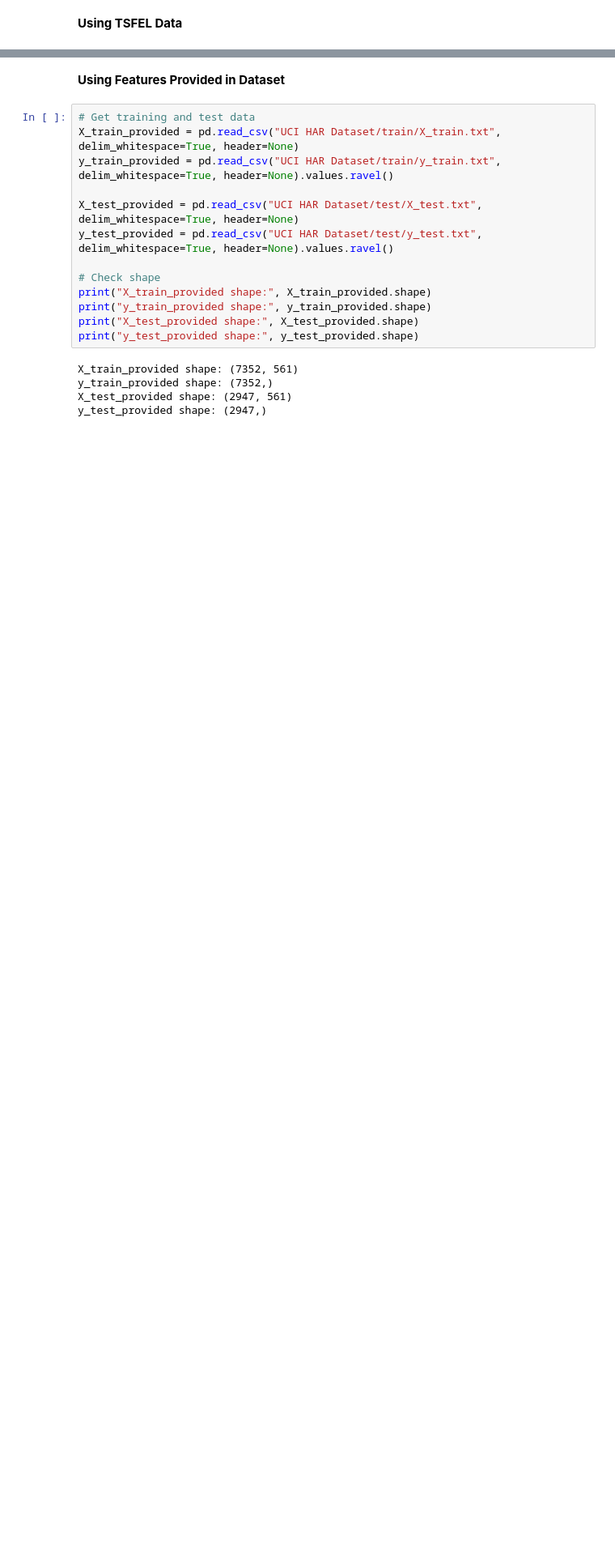
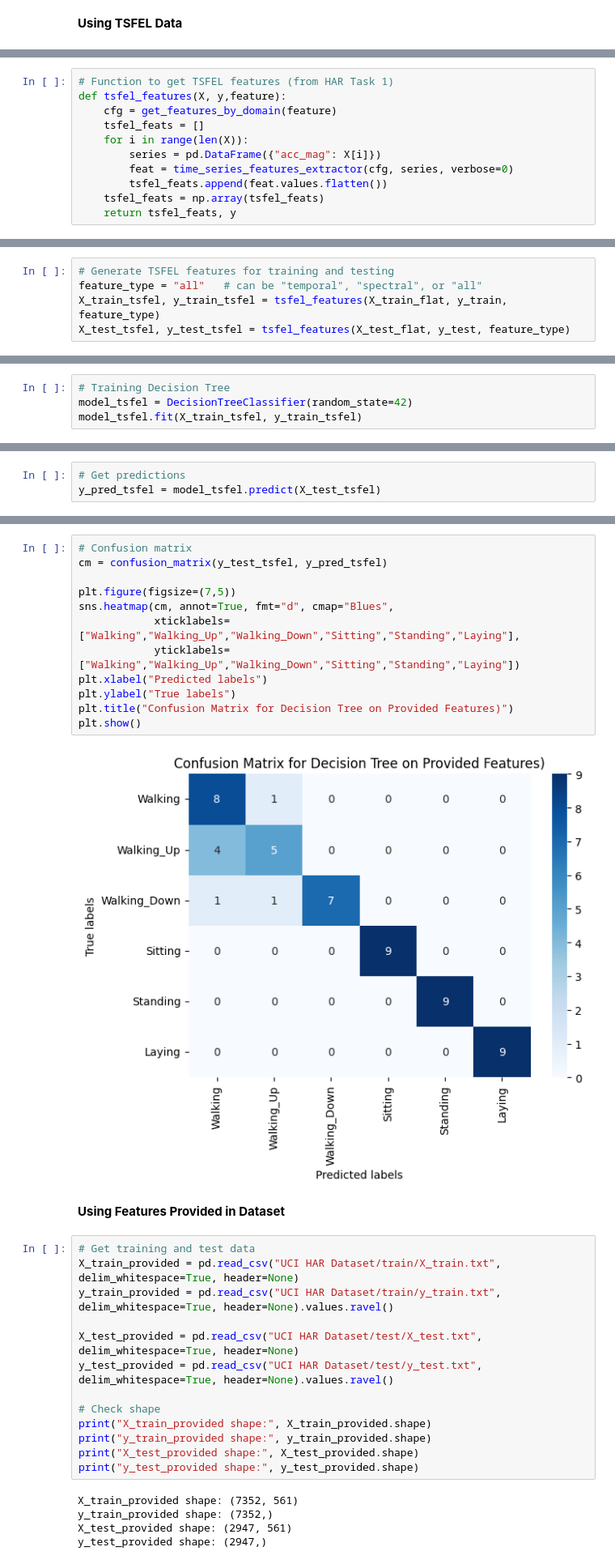
Before and after one commit to Tanushka-Sonde/ES335-assignment-1, a Jupyter notebook: HAR/DecisionTreesForHAR.ipynb, the cells around one changed output, grey strips where cells are left out. Shown: that part at 81% size. Cells and saved outputs as stored; diff of their text form; blank space fills up the shorter version.

Commit message:
Task 2: trained decision tree for tsfel features

```diff
--- a/HAR/DecisionTreesForHAR.ipynb
+++ b/HAR/DecisionTreesForHAR.ipynb
@@ -80,0 +104,11 @@ plt.show()
+# %%
+# Function to get TSFEL features (from HAR Task 1)
+def tsfel_features(X, y,feature):
+    cfg = get_features_by_domain(feature)
+    tsfel_feats = []
+    for i in range(len(X)):
+        series = pd.DataFrame({"acc_mag": X[i]})
+        feat = time_series_features_extractor(cfg, series, verbose=0)
+        tsfel_feats.append(feat.values.flatten())
+    tsfel_feats = np.array(tsfel_feats)
+    return tsfel_feats, y
@@ -80,0 +118,5 @@ plt.show()
+# %%
+# Generate TSFEL features for training and testing
+feature_type = "all"   # can be "temporal", "spectral", or "all"
+X_train_tsfel, y_train_tsfel = tsfel_features(X_train_flat, y_train, feature_type)
+X_test_tsfel, y_test_tsfel = tsfel_features(X_test_flat, y_test, feature_type)
@@ -80,0 +133,4 @@ plt.show()
+# %%
+# Training Decision Tree
+model_tsfel = DecisionTreeClassifier(random_state=42)
+model_tsfel.fit(X_train_tsfel, y_train_tsfel)
@@ -80,0 +139,3 @@ plt.show()
+# %%
+# Get predictions
+y_pred_tsfel = model_tsfel.predict(X_test_tsfel)
@@ -81,3 +171,17 @@ plt.show()
+# %%
+# Confusion matrix
+cm = confusion_matrix(y_test_tsfel, y_pred_tsfel)
+
+plt.figure(figsize=(7,5))
+sns.heatmap(cm, annot=True, fmt="d", cmap="Blues",
+            xticklabels=["Walking","Walking_Up","Walking_Down","Sitting","Standing","Laying"],
+            yticklabels=["Walking","Walking_Up","Walking_Down","Sitting","Standing","Laying"])
+plt.xlabel("Predicted labels")
+plt.ylabel("True labels")
+plt.title("Confusion Matrix for Decision Tree on Provided Features)")
+plt.show()
+# %% [output]
+[figure, added]
 # %% [markdown]
 **Using Features Provided in Dataset**
 # %%
```
Also changed, not shown: parts of 13 cells of this notebook, 1 other file.
